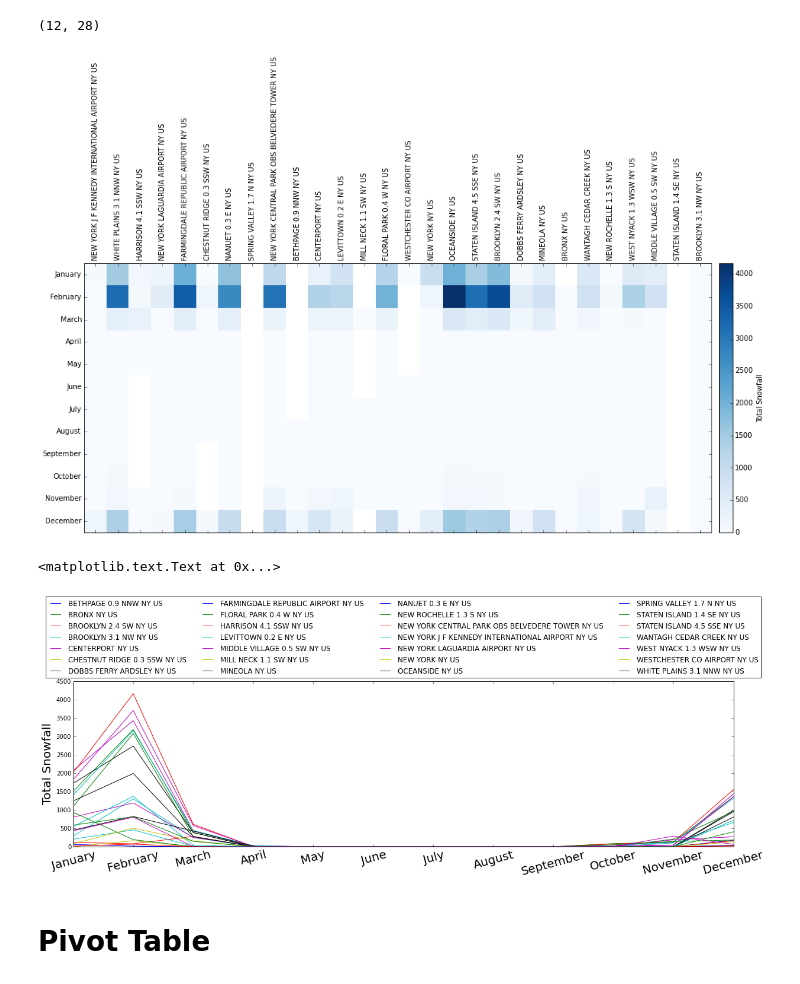
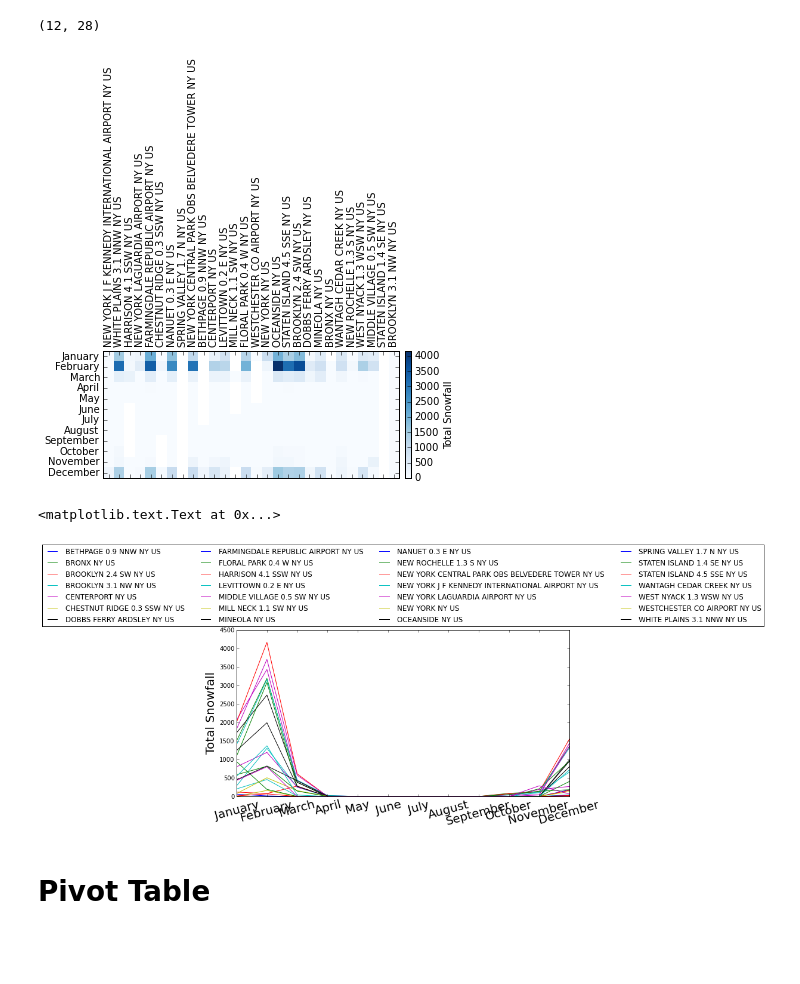
Before and after one commit to amspython/ams_tutorials, a Jupyter notebook: pandas.ipynb, the cells around one changed output. Saved outputs shown, nothing was run; the diff lists cells and outputs as text; code cells hidden in the pictures; blank space fills up the shorter version.

Commit message:
fixed plot sizes

```diff
--- a/pandas.ipynb
+++ b/pandas.ipynb
@@ -830,24 +830,24 @@ print snow_graph.shape
 # %%
 %matplotlib inline
 
 import matplotlib.pyplot as plt
 import calendar
-fig = plt.figure(figsize=(20,15))
+fig = plt.figure(figsize=(10,5))
 ax = fig.add_subplot(2,1,1)
 
 im = ax.matshow(snow_graph, cmap='Blues')
 
 station_names = ghcn['STATION_NAME'].unique()
 ax.set_xticks(range(len(station_names)))
 ax.set_xticklabels(station_names, rotation=90)
 ax.set_yticks(np.arange(0,12))
 ax.set_yticklabels(calendar.month_name[1:])
 cb = fig.colorbar(im, ax=ax,pad=.01, fraction=.020)
 cb.set_label("Total Snowfall")
 # %% [output]
-[figure, old version]
+[figure, new version]
 # %%
-fig = plt.figure(figsize=(20,5))
+fig = plt.figure(figsize=(10,5))
 ax = fig.add_subplot(1,1,1)
 
 for s in snow_graph:
@@ -863,7 +863,7 @@ ax.set_xlim((1,12))
 ax.set_ylabel("Total Snowfall", fontsize=20)
 # %% [output]
 <matplotlib.text.Text at 0x...>
-[figure, old version]
+[figure, new version]
 # %% [markdown]
 Pivot Table
 ======
```
Also changed, not shown: parts of 5 cells of this notebook, 1 other file.
